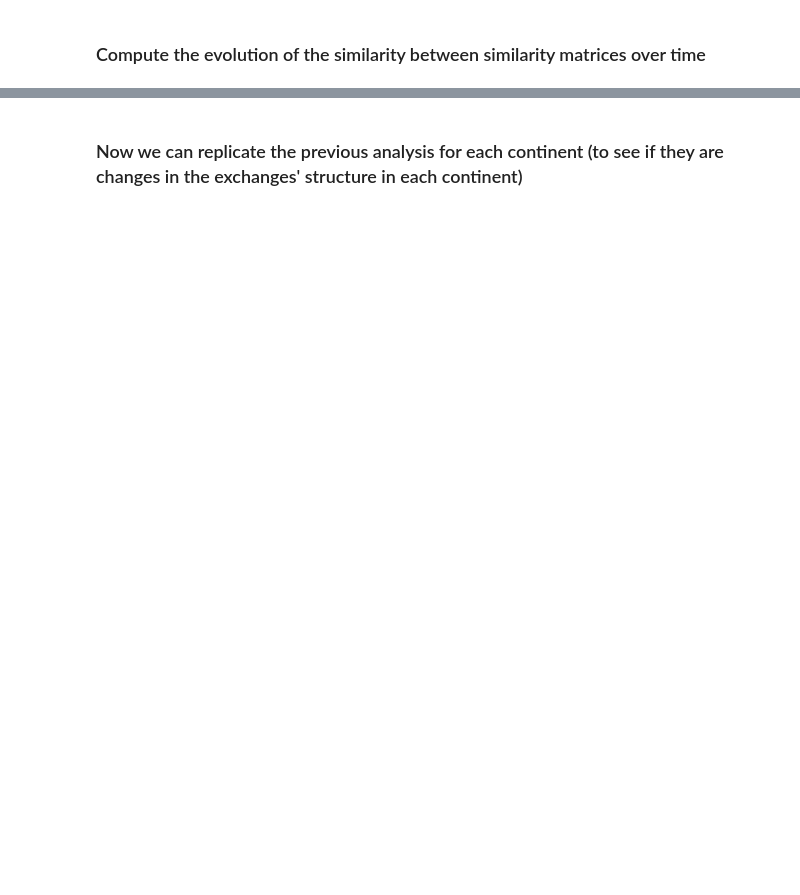
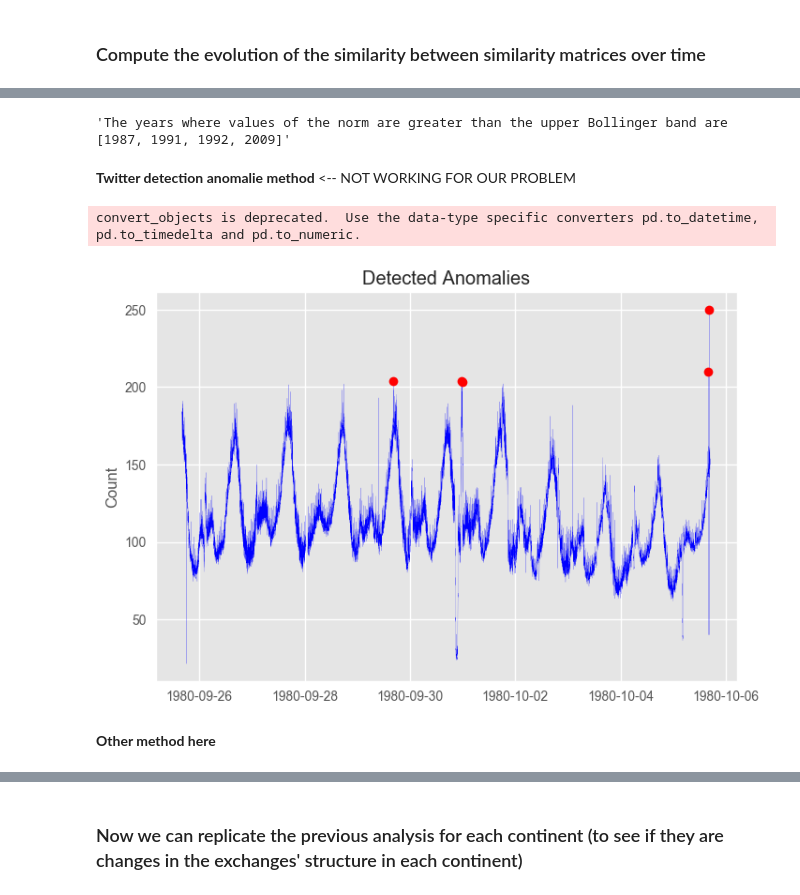
Before and after one commit to mathislinger/Network_data, a Jupyter notebook: mli.ipynb, the cells around one changed output, grey strips where cells are left out. Cells and saved outputs as stored; diff of their text form; code cells hidden in the pictures; blank space fills up the shorter version.

```diff
--- a/mli.ipynb
+++ b/mli.ipynb
@@ -209,0 +233,8 @@ array([1954, 1991])
+# %%
+from itertools import compress
+'The years where values of the norm are greater than the upper Bollinger band are {}'.format(
+    list(compress(list(df.year.unique())[:-1], list(diff_frobenius_norm > Bollinger_dict['UB_y']))))
+# %% [output]
+'The years where values of the norm are greater than the upper Bollinger band are [1987, 1991, 1992, 2009]'
+# %% [markdown]
+__Twitter detection anomalie method__ <-- NOT WORKING FOR OUR PROBLEM
@@ -209,0 +247,23 @@ array([1954, 1991])
+# %%
+twitter_example_data = pd.read_csv('raw_data.csv', usecols=['timestamp', 'count'])
+twitter_example_data.timestamp = twitter_example_data.timestamp.apply(lambda x: time.mktime(datetime.datetime.strptime(x, "%Y-%m-%d %H:%M:%S").timetuple()))
+# %%
+# first run the models
+results = detect_ts(twitter_example_data, max_anoms=0.1, alpha=0.1, direction='both')
+
+# format the twitter data nicely
+twitter_example_data['timestamp'] = pd.to_datetime(twitter_example_data['timestamp'])
+twitter_example_data.set_index('timestamp', drop=True)
+
+# make a nice plot
+f, ax = plt.subplots(1, 1, sharex=True)
+ax.plot(twitter_example_data['timestamp'], twitter_example_data['count'], 'b', lw=0.1)
+ax.plot(results['anoms'].index, results['anoms']['anoms'], 'ro')
+ax.set_title('Detected Anomalies')
+ax.set_ylabel('Count')
+plt.show()
+# %% [output]
+convert_objects is deprecated.  Use the data-type specific converters pd.to_datetime, pd.to_timedelta and pd.to_numeric.
+[figure, added]
+# %% [markdown]
+__Other method here__
```
Also changed, not shown: parts of 20 cells of this notebook, 2 other files.
